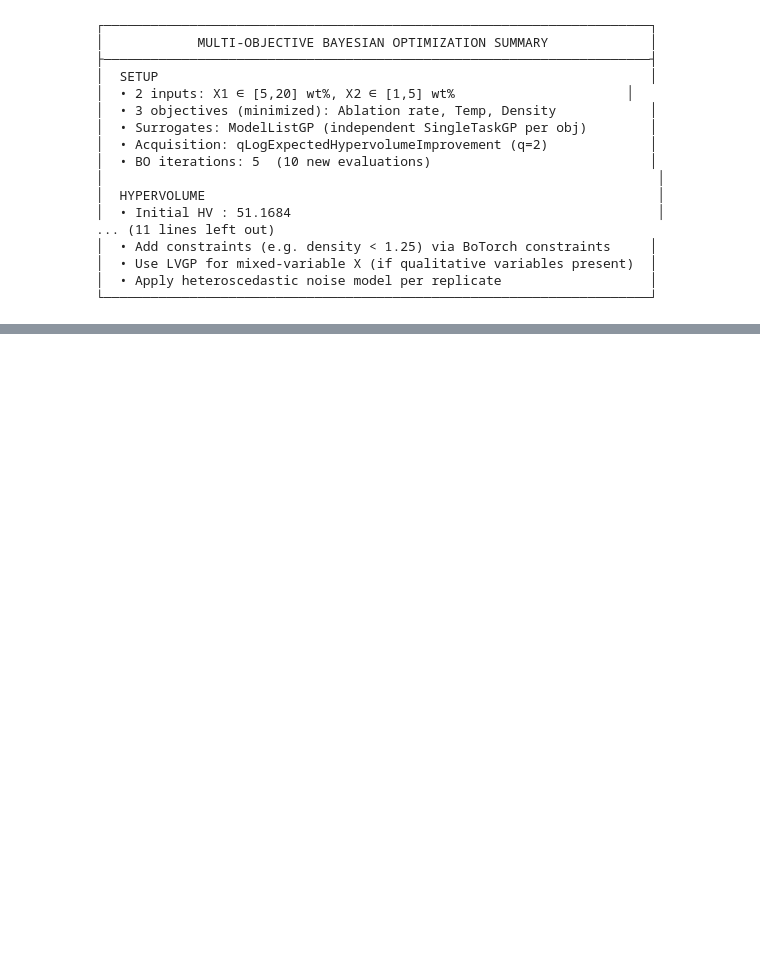
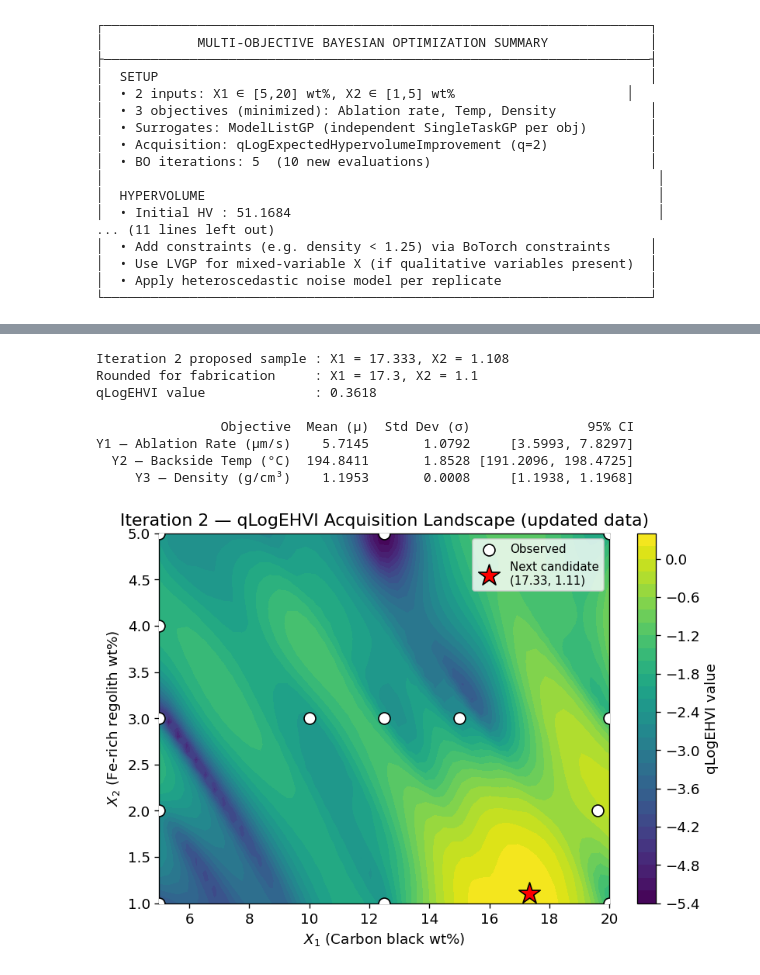
Before and after one commit to Chris1504-fdz/ablation_zone_study, a Jupyter notebook: notebooks/mobo_analysis_v2.ipynb, the cells around one changed output, grey strips where cells are left out. Cells and saved outputs as stored; diff of their text form; code cells hidden in the pictures; blank space fills up the shorter version.

```diff
--- a/notebooks/mobo_analysis_v2.ipynb
+++ b/notebooks/mobo_analysis_v2.ipynb
@@ -877,0 +1042,58 @@ Emailed values (Jul 18, 2026): Y1 5.968 ± 1.026 | Y2 177.67 ± 1.434 | Y3 1.216
+# %%
+# ── Iteration 2: refit on updated data, propose next sample ──────────────────
+X_up_01  = torch.tensor(scaler_X.transform(X_up), dtype=DTYPE)
+model_it2 = build_and_fit_models(X_up_01, Y_up_neg)
+model_it2.eval()
+
+cand2_01, ehvi2 = get_next_candidates(model_it2, Y_up_neg, ref_point, bounds, q=1)
+cand2_orig = scaler_X.inverse_transform(cand2_01.numpy())
+
+with torch.no_grad():
+    post2 = model_it2.posterior(cand2_01)
+    mu2 = -post2.mean.numpy().ravel()
+    sd2 = post2.variance.sqrt().numpy().ravel()
+
+print(f"Iteration 2 proposed sample : X1 = {cand2_orig[0,0]:.3f}, X2 = {cand2_orig[0,1]:.3f}")
+print(f"Rounded for fabrication     : X1 = {cand2_orig[0,0]:.1f}, X2 = {cand2_orig[0,1]:.1f}")
+print(f"qLogEHVI value              : {ehvi2:.4f}")
+print()
+pred2 = pd.DataFrame({
+    'Objective': ['Y1 — Ablation Rate (µm/s)', 'Y2 — Backside Temp (°C)', 'Y3 — Density (g/cm³)'],
+    'Mean (µ)': mu2.round(4), 'Std Dev (σ)': sd2.round(4),
+    '95% CI': [f'[{m - 1.96*s:.4f}, {m + 1.96*s:.4f}]' for m, s in zip(mu2, sd2)],
+})
+print(pred2.to_string(index=False))
+
+# Acquisition landscape with the new candidate (same view as the Jul 10 email)
+with torch.no_grad():
+    part2 = FastNondominatedPartitioning(ref_point=ref_point, Y=Y_up_neg)
+    acqf2 = qLogExpectedHypervolumeImprovement(model=model_it2, ref_point=ref_point,
+                                               partitioning=part2)
+    acq_vals2 = []
+    for start in range(0, len(X_grid), 500):
+        acq_vals2.append(acqf2(X_grid[start:start+500].unsqueeze(1)))
+    acq_map2 = torch.cat(acq_vals2).numpy().reshape(n_grid, n_grid)
+
+fig, ax = plt.subplots(figsize=(7, 5))
+cp = ax.contourf(X1_grid, X2_grid, acq_map2, levels=30, cmap='viridis')
+plt.colorbar(cp, ax=ax, label='qLogEHVI value')
+ax.scatter(X_up[:, 0], X_up[:, 1], c='white', edgecolors='k', s=80, zorder=5,
+           label='Observed')
+ax.scatter(cand2_orig[:, 0], cand2_orig[:, 1], c='red', marker='*', s=300,
+           edgecolors='k', zorder=10,
+           label=f'Next candidate\n({cand2_orig[0,0]:.2f}, {cand2_orig[0,1]:.2f})')
+ax.set_xlabel('$X_1$ (Carbon black wt%)')
+ax.set_ylabel('$X_2$ (Fe-rich regolith wt%)')
+ax.set_title('Iteration 2 — qLogEHVI Acquisition Landscape (updated data)')
+ax.legend(fontsize=9)
+plt.tight_layout(); plt.show()
+# %% [output]
+Iteration 2 proposed sample : X1 = 17.333, X2 = 1.108
+Rounded for fabrication     : X1 = 17.3, X2 = 1.1
+qLogEHVI value              : 0.3618
+
+                Objective  Mean (µ)  Std Dev (σ)               95% CI
+Y1 — Ablation Rate (µm/s)    5.7145       1.0792     [3.5993, 7.8297]
+  Y2 — Backside Temp (°C)  194.8411       1.8528 [191.2096, 198.4725]
+     Y3 — Density (g/cm³)    1.1953       0.0008     [1.1938, 1.1968]
+[figure, added]
```
Also changed, not shown: parts of 11 cells of this notebook, 5 other files.
